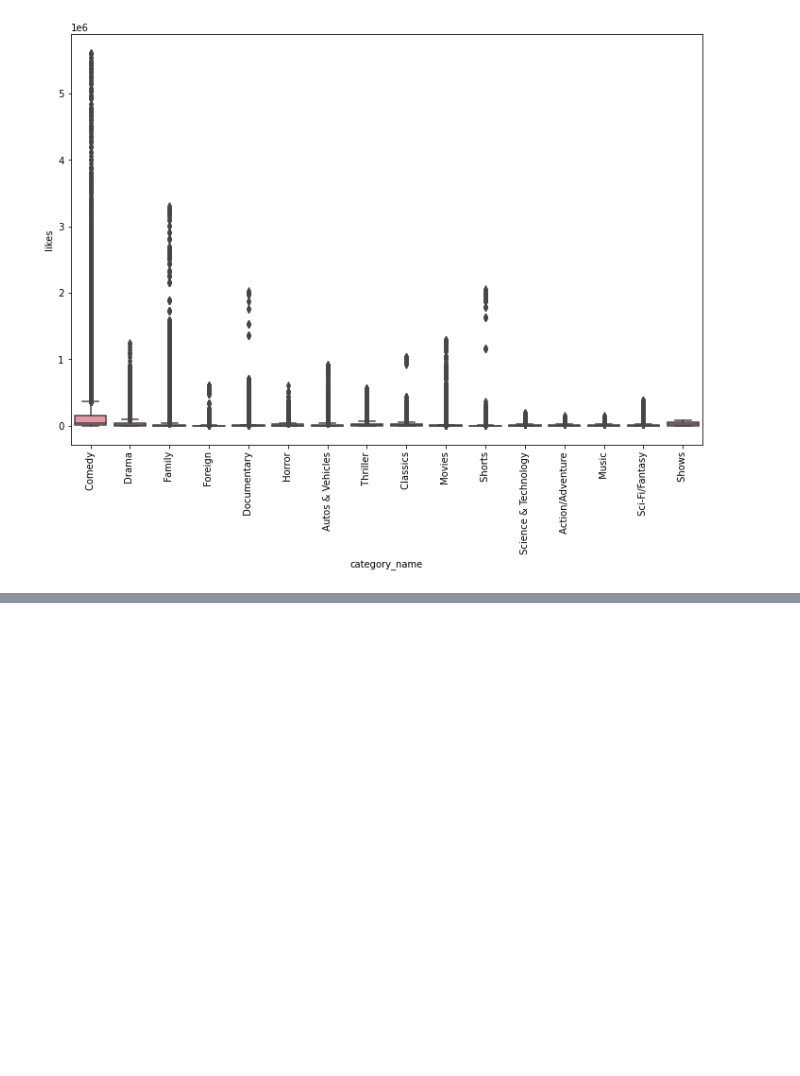
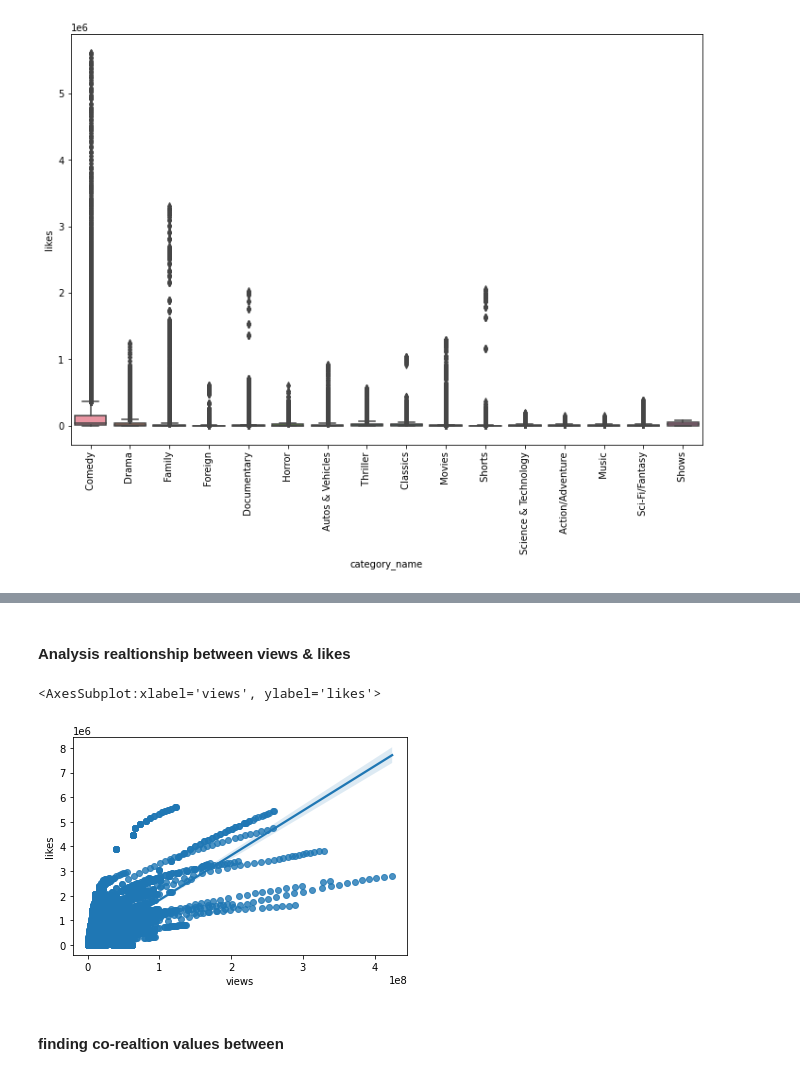
Before and after one commit to Omkar078/Youtube-text-Data-Analysis, a Jupyter notebook: Youtube Data Analysis.ipynb, the cells around one changed output, grey strips where cells are left out. Cells and saved outputs as stored; diff of their text form; code cells hidden in the pictures; blank space fills up the shorter version.

```diff
--- a/Youtube Data Analysis.ipynb
+++ b/Youtube Data Analysis.ipynb
@@ -388,0 +398,4 @@ plt.xticks(rotation = 'vertical')
+# %%
+full_df['like_rate'] = (full_df['likes']/full_df['views'])*100
+full_df['dislike_rate'] = (full_df['dislikes']/full_df['views'])*100
+full_df['comment_count_rate'] = (full_df['comment_count']/full_df['views'])*100
@@ -388,0 +409,9 @@ plt.xticks(rotation = 'vertical')
+# %% [markdown]
+#### Analysis realtionship between views & likes
+# %%
+sns.regplot(data=full_df,x='views',y='likes')
+# %% [output]
+<AxesSubplot:xlabel='views', ylabel='likes'>
+[figure, added]
+# %% [markdown]
+#### finding co-realtion values between
```
Also changed, not shown: parts of 4 cells of this notebook.
